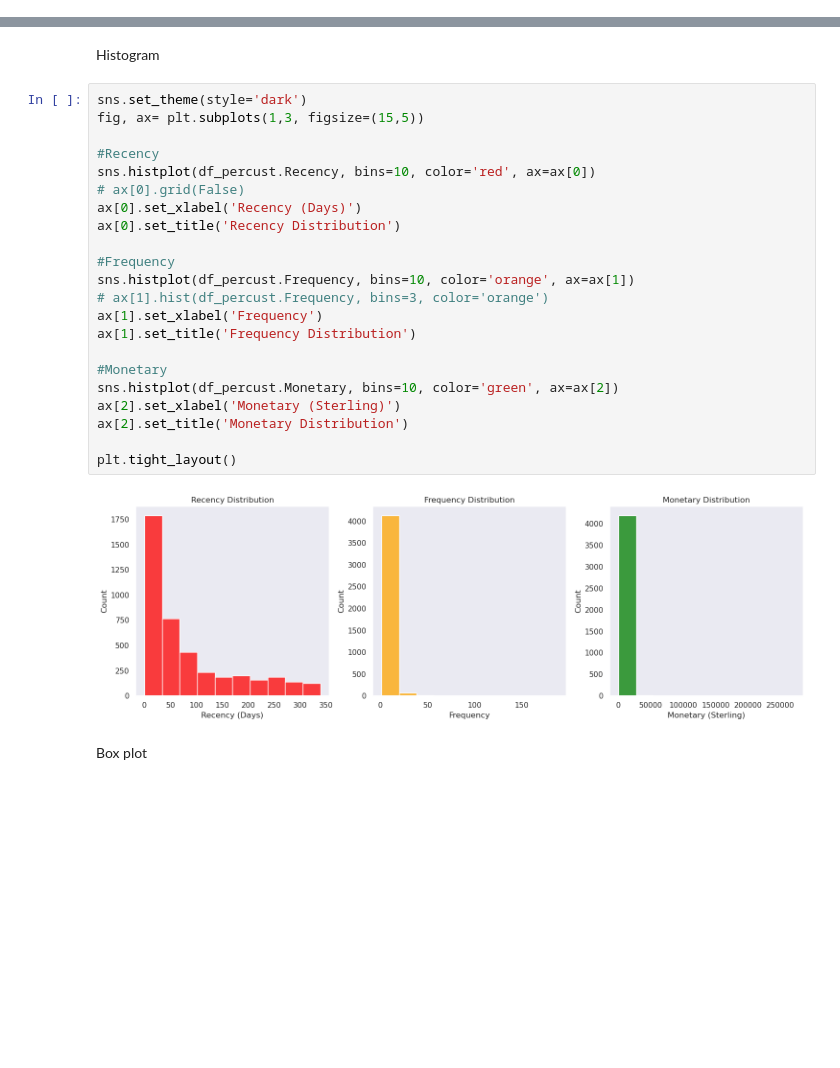
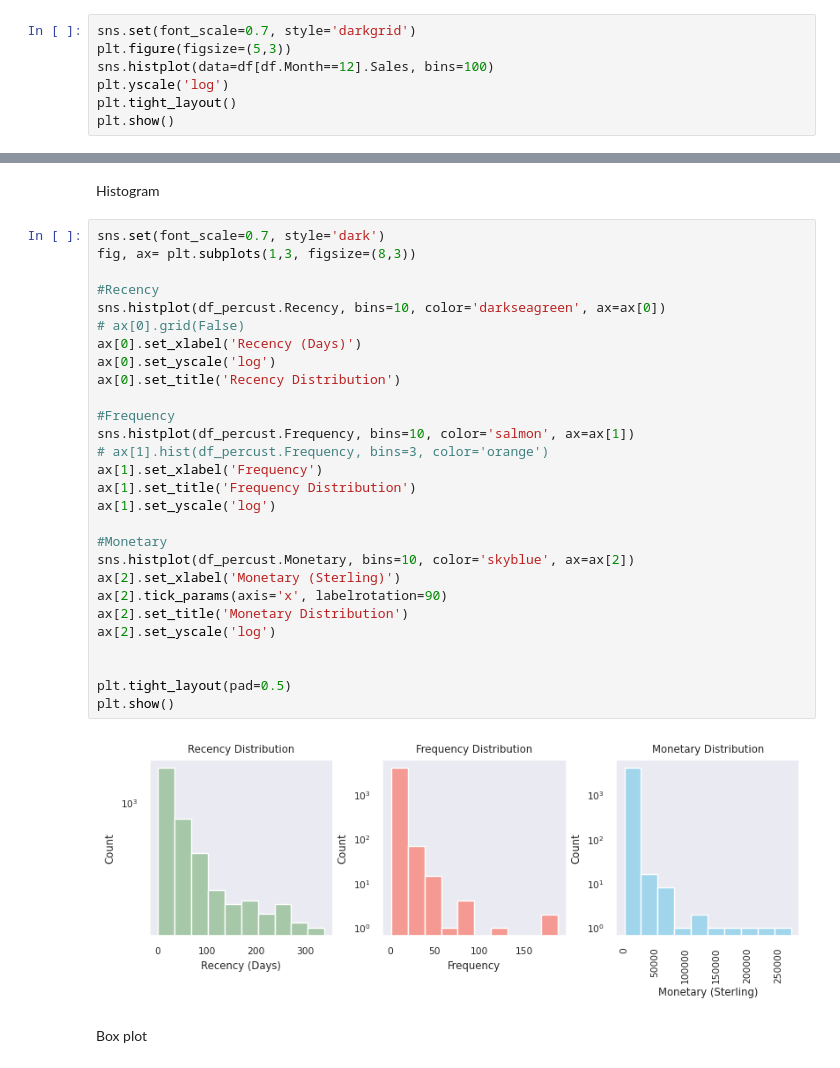
Before and after one commit to ds-edu/DataScienceCapstone_OnlineRetail, a Jupyter notebook: notebooks/CustomerSegmentation.ipynb, the cells around one changed output, grey strips where cells are left out. Cells and saved outputs as stored; diff of their text form; blank space fills up the shorter version.

Commit message:
Version 1.6: Updates plots

```diff
--- a/notebooks/CustomerSegmentation.ipynb
+++ b/notebooks/CustomerSegmentation.ipynb
@@ -659,0 +597,7 @@ Investigate the steep decline in sales for the month of December (which is unusu
+# %%
+sns.set(font_scale=0.7, style='darkgrid')
+plt.figure(figsize=(5,3))
+sns.histplot(data=df[df.Month==12].Sales, bins=100)
+plt.yscale('log')
+plt.tight_layout()
+plt.show()
@@ -689,29 +657,35 @@ log_changes(df_percust.shape[0], 'Number of Customers with RFM records')
 # %% [markdown]
 Histogram
 # %%
-sns.set_theme(style='dark')
-fig, ax= plt.subplots(1,3, figsize=(15,5))
+sns.set(font_scale=0.7, style='dark')
+fig, ax= plt.subplots(1,3, figsize=(8,3))
 
 #Recency
-sns.histplot(df_percust.Recency, bins=10, color='red', ax=ax[0])
+sns.histplot(df_percust.Recency, bins=10, color='darkseagreen', ax=ax[0])
 # ax[0].grid(False)
 ax[0].set_xlabel('Recency (Days)')
+ax[0].set_yscale('log')
 ax[0].set_title('Recency Distribution')
 
 #Frequency
-sns.histplot(df_percust.Frequency, bins=10, color='orange', ax=ax[1])
+sns.histplot(df_percust.Frequency, bins=10, color='salmon', ax=ax[1])
 # ax[1].hist(df_percust.Frequency, bins=3, color='orange')
 ax[1].set_xlabel('Frequency')
 ax[1].set_title('Frequency Distribution')
+ax[1].set_yscale('log')
 
 #Monetary
-sns.histplot(df_percust.Monetary, bins=10, color='green', ax=ax[2])
+sns.histplot(df_percust.Monetary, bins=10, color='skyblue', ax=ax[2])
 ax[2].set_xlabel('Monetary (Sterling)')
+ax[2].tick_params(axis='x', labelrotation=90)
 ax[2].set_title('Monetary Distribution')
+ax[2].set_yscale('log')
 
-plt.tight_layout()
+
+plt.tight_layout(pad=0.5)
+plt.show()
 # %% [output]
-[figure, old version]
+[figure, new version]
 # %% [markdown]
 Box plot
 # %%
```
Also changed, not shown: parts of 24 cells of this notebook.
